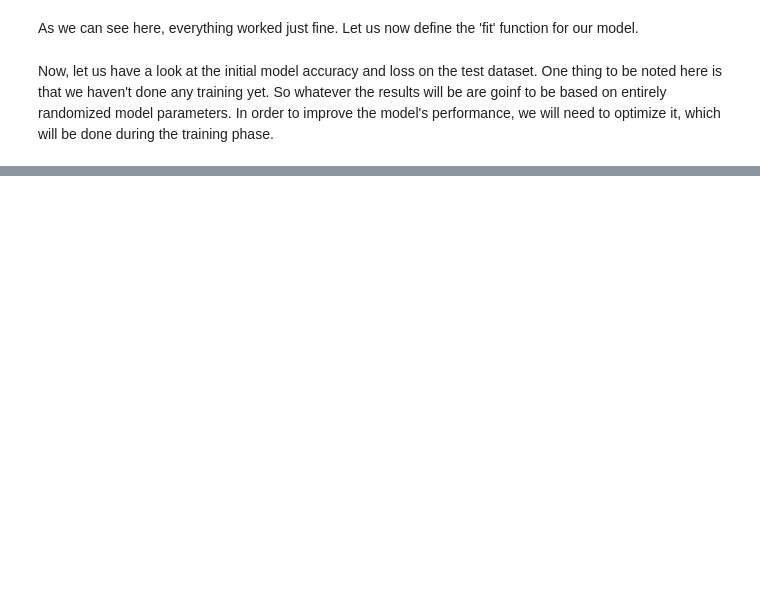
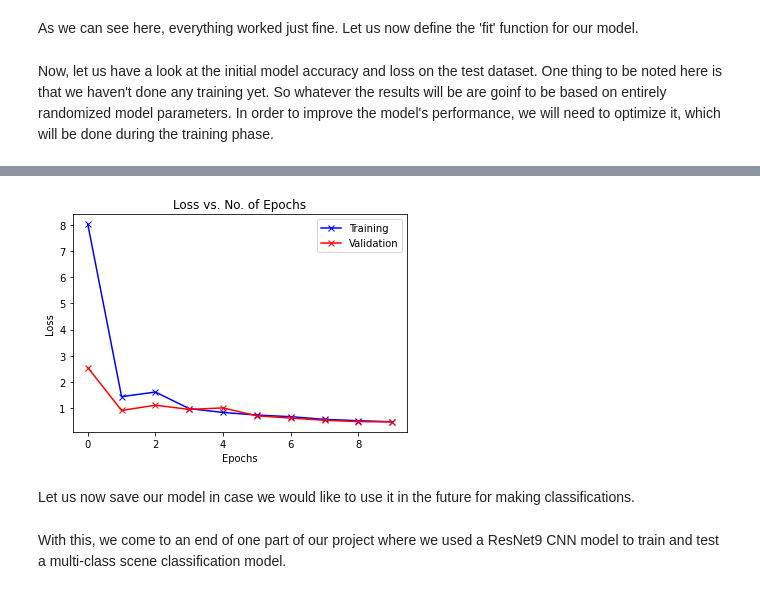
Before and after one commit to amansharma2910/DeepLearning-SceneClassificationCNN, a Jupyter notebook: SceneClassification_CNN_PyTorch(ResNet9).ipynb, the cells around one changed output, grey strips where cells are left out. Drawn from its saved outputs; the diff is of its cells as text; code cells hidden in the pictures; blank space fills up the shorter version.

```diff
--- a/SceneClassification_CNN_PyTorch(ResNet9).ipynb
+++ b/SceneClassification_CNN_PyTorch(ResNet9).ipynb
@@ -534,0 +674,16 @@ print(initial_acc_loss)
+# %%
+def plot_losses(history):
+    train_losses = [x.get('train_loss') for x in history]
+    val_losses = [x['val_loss'] for x in history]
+    plt.plot(train_losses, '-bx')
+    plt.plot(val_losses, '-rx')
+    plt.xlabel('Epochs')
+    plt.ylabel('Loss')
+    plt.legend(['Training', 'Validation'])
+    plt.title('Loss vs. No. of Epochs')
+
+plot_losses(history)
+# %% [output]
+[figure, added]
+# %% [markdown]
+Let us now save our model in case we would like to use it in the future for making classifications.
@@ -534,0 +692,2 @@ print(initial_acc_loss)
+# %% [markdown]
+With this, we come to an end of one part of our project where we used a ResNet9 CNN model to train and test a multi-class scene classification model.
```
Also changed, not shown: parts of 20 cells of this notebook.
